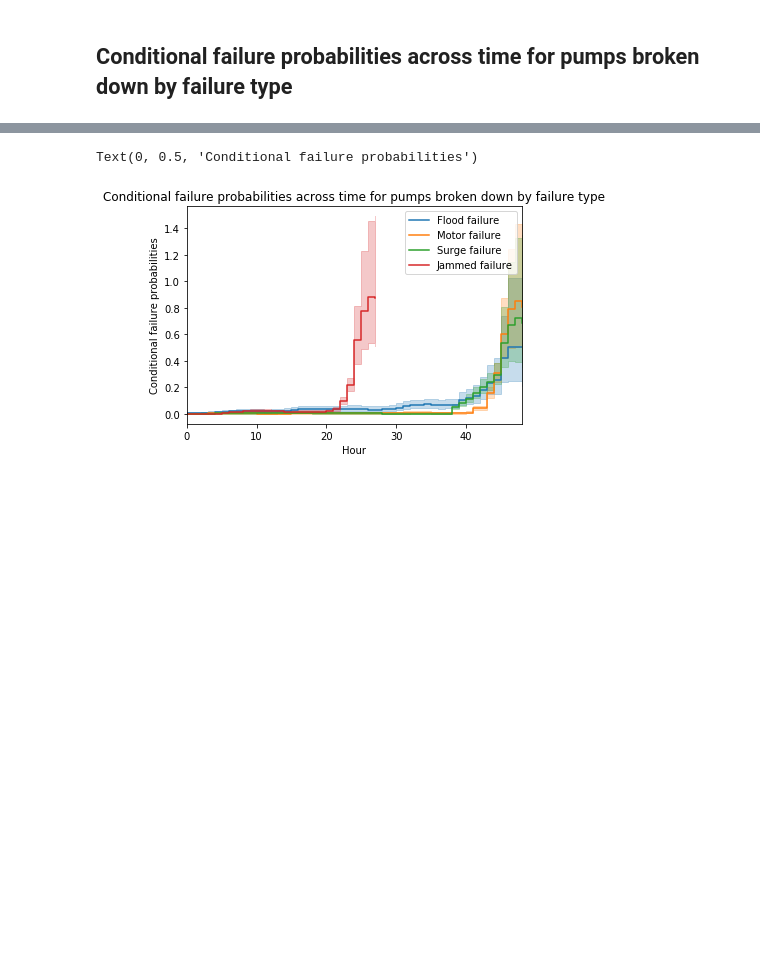
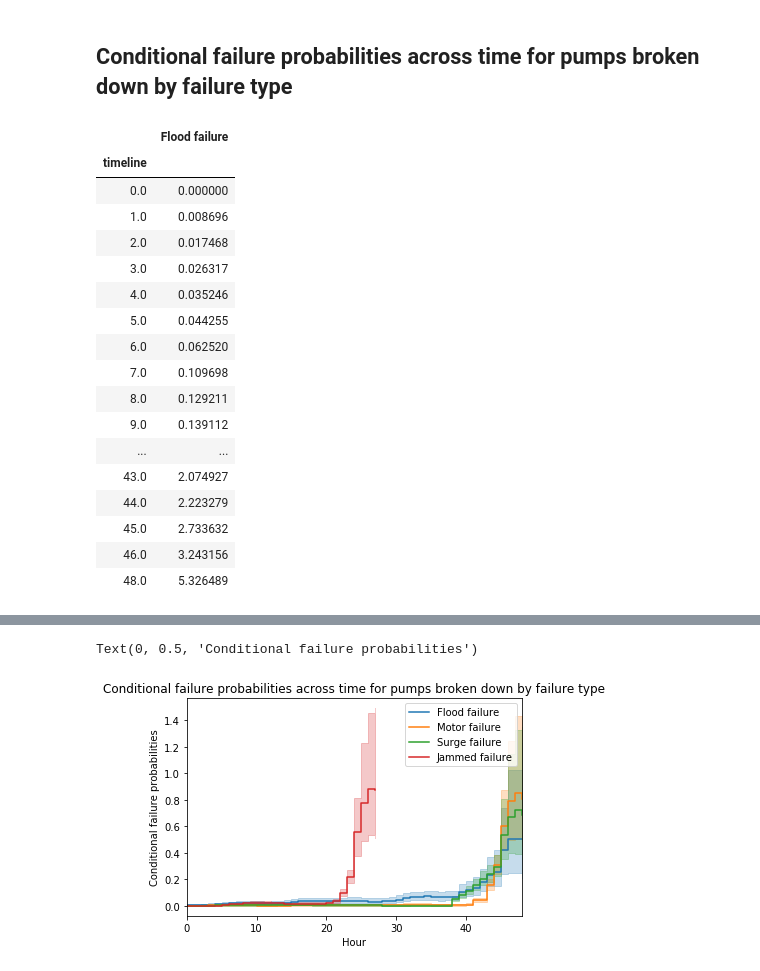
Before and after one commit to luwu29/IAA_profiles, a Jupyter notebook: Survival Analysis.ipynb, the cells around one changed output, grey strips where cells are left out. Cells and saved outputs as stored; diff of their text form; code cells hidden in the pictures; blank space fills up the shorter version.

```diff
--- a/Survival Analysis.ipynb
+++ b/Survival Analysis.ipynb
@@ -259,2 +273,26 @@ a3=cumu.plot()t(ax=a2)
 # %% [markdown]
 ##  Conditional failure probabilities across time for pumps broken down by failure type
+# %%
+#flood pump
+
+naf_f=naf.fit(durations[i1], event_observed[i1], label='Flood failure')
+naf_f.cumulative_hazard_
+# %% [output]
+|  | Flood failure |
+| timeline |  |
+| 0.0 | 0.000000 |
+| 1.0 | 0.008696 |
+| 2.0 | 0.017468 |
+| 3.0 | 0.026317 |
+| 4.0 | 0.035246 |
+| 5.0 | 0.044255 |
+| 6.0 | 0.062520 |
+| 7.0 | 0.109698 |
+| 8.0 | 0.129211 |
+| 9.0 | 0.139112 |
+| ... | ... |
+| 43.0 | 2.074927 |
+| 44.0 | 2.223279 |
+| 45.0 | 2.733632 |
+| 46.0 | 3.243156 |
+| 48.0 | 5.326489 |
```
Also changed, not shown: parts of 9 cells of this notebook.
